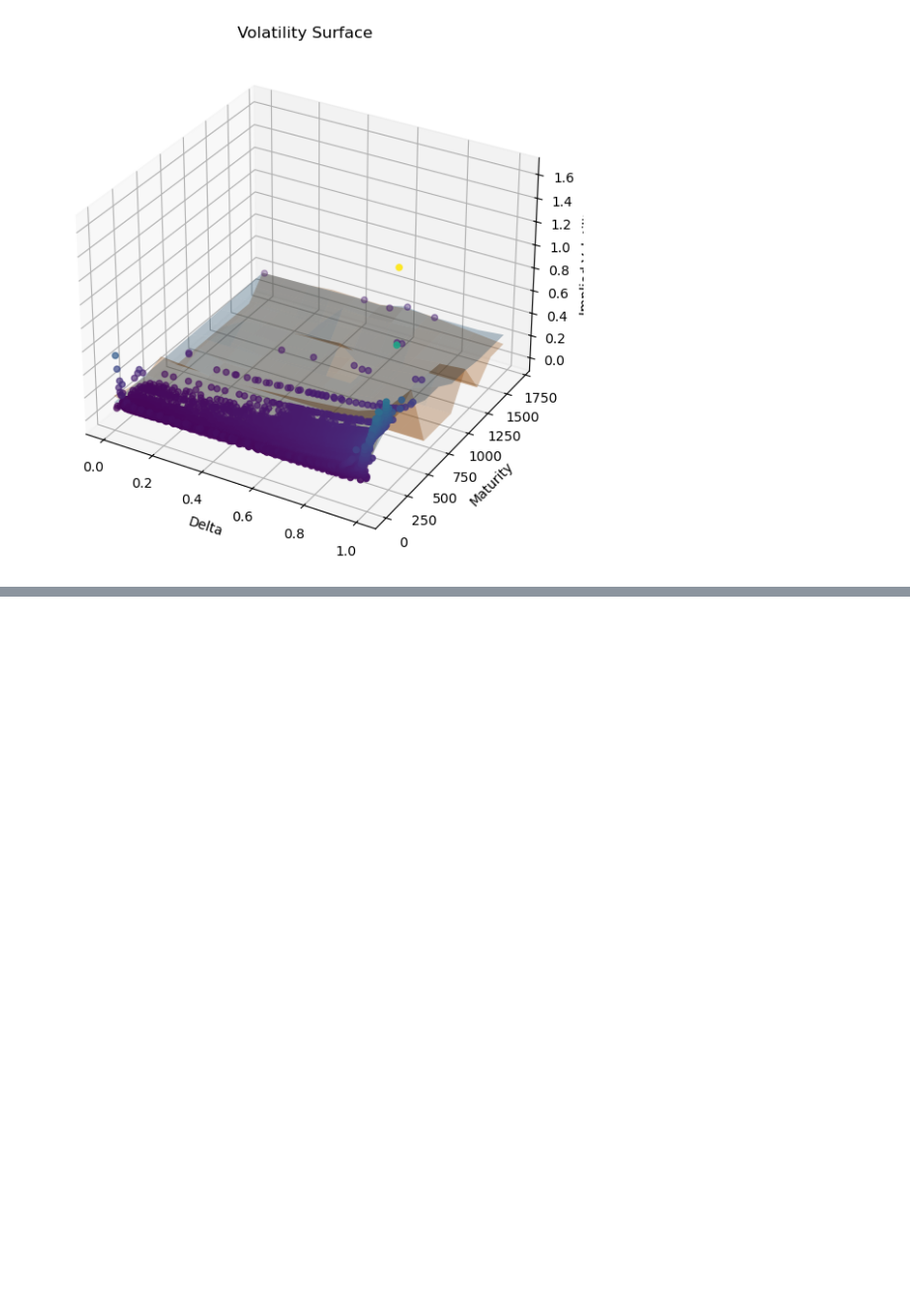
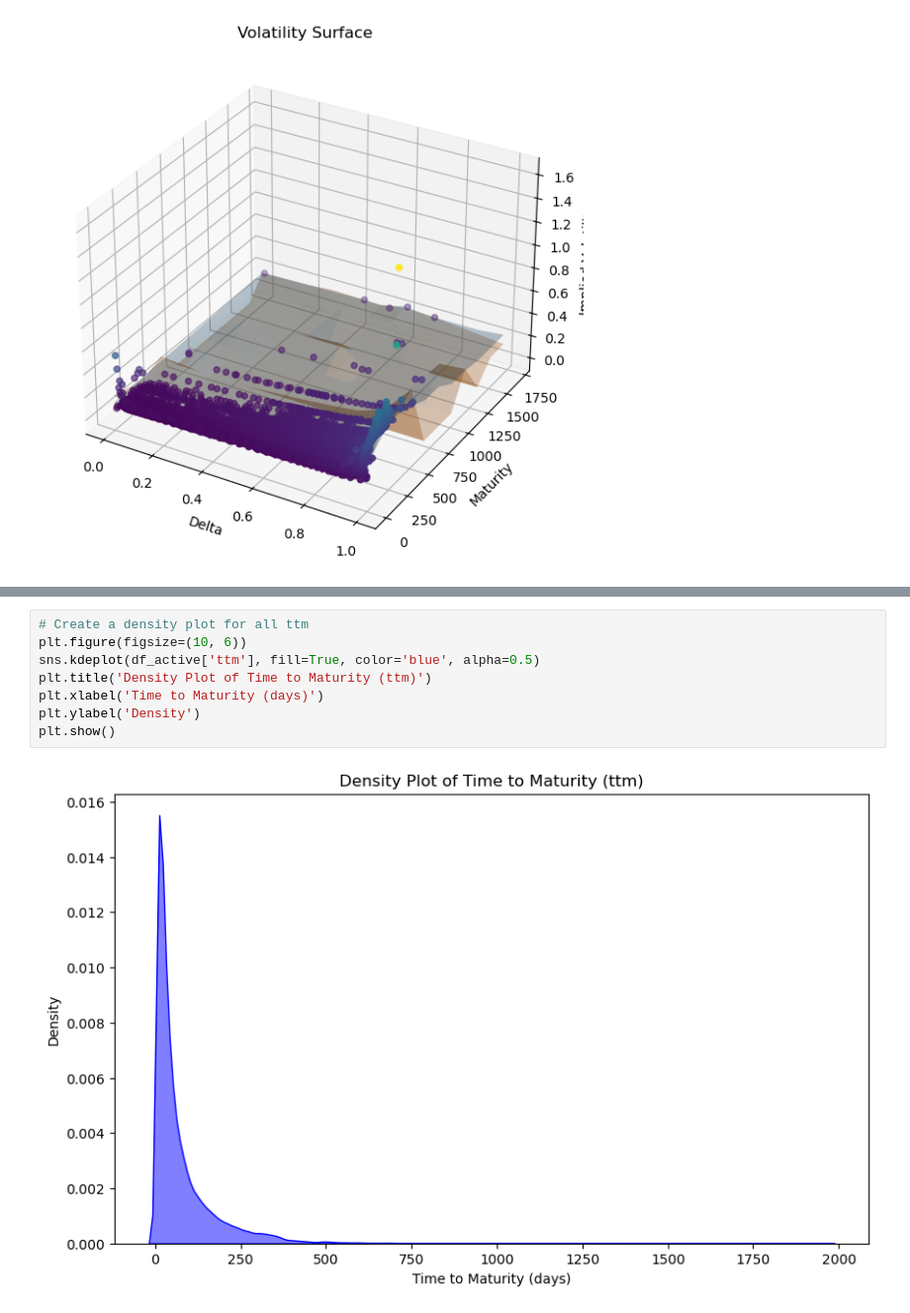
Before and after one commit to zhanghq-chn/VAE-VolSurface, a Jupyter notebook: examples/volsurface_gen.ipynb, the cells around one changed output, grey strips where cells are left out. Shown at 99% size. Drawn from its saved outputs; the diff is of its cells as text; blank space fills up the shorter version.

```diff
--- a/examples/volsurface_gen.ipynb
+++ b/examples/volsurface_gen.ipynb
@@ -342,0 +261,10 @@ array([   0,    1,    2, ..., 3204, 3205, 3206], shape=(3190,))
+# %%
+# Create a density plot for all ttm
+plt.figure(figsize=(10, 6))
+sns.kdeplot(df_active['ttm'], fill=True, color='blue', alpha=0.5)
+plt.title('Density Plot of Time to Maturity (ttm)')
+plt.xlabel('Time to Maturity (days)')
+plt.ylabel('Density')
+plt.show()
+# %% [output]
+[figure, added]
```
Also changed, not shown: parts of 15 cells of this notebook.
